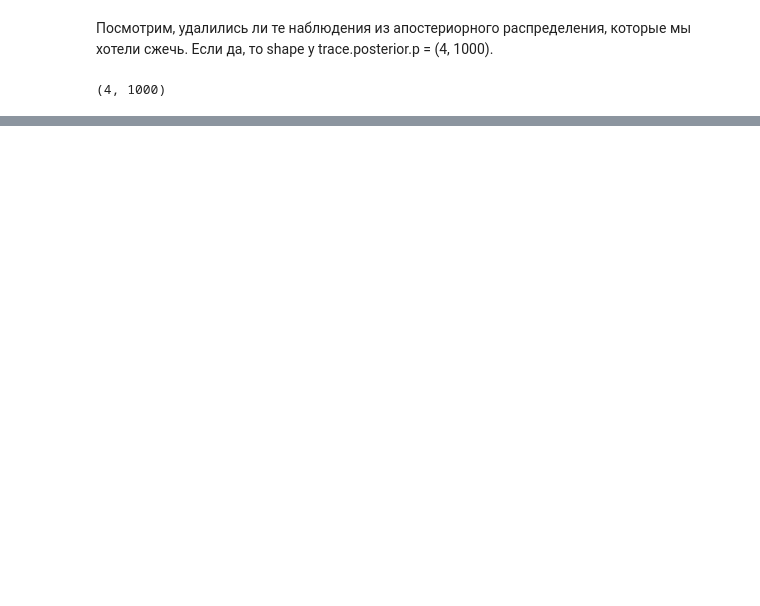
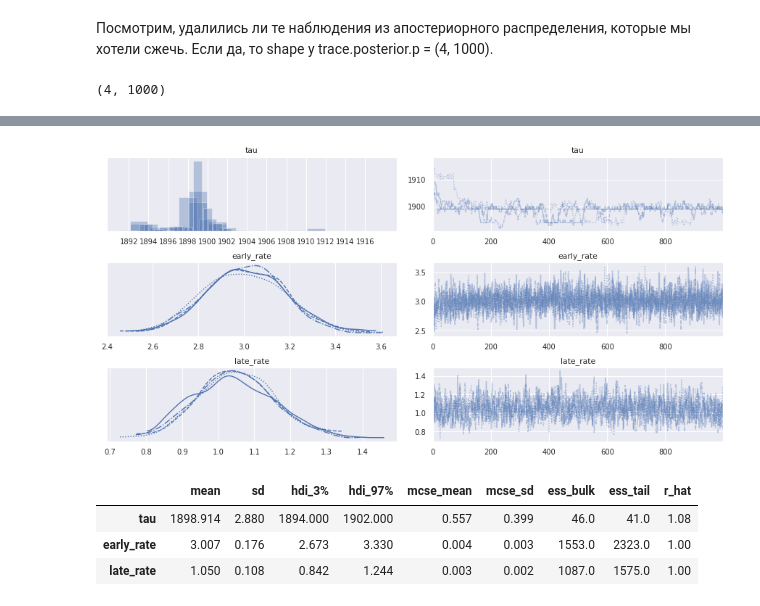
Before and after one commit to darkmetrics/bayes, a Jupyter notebook: Seminar 1.ipynb, the cells around one changed output, grey strips where cells are left out. Cells and saved outputs as stored; diff of their text form; code cells hidden in the pictures; blank space fills up the shorter version.

```diff
--- a/Seminar 1.ipynb
+++ b/Seminar 1.ipynb
@@ -201,0 +235,4 @@ np.array(trace.posterior.p).shape
+# %%
+y = casualties
+alpha = 1 / np.mean(y)
+alpha
@@ -201,0 +241,23 @@ np.array(trace.posterior.p).shape
+# %%
+with pm.Model() as DisasterModel:
+  # априорные распределения параметров
+  tau = pm.DiscreteUniform("tau", lower=years.min(), upper=years.max())
+
+  early_rate = pm.Exponential("early_rate", alpha)
+  late_rate = pm.Exponential("late_rate", alpha)
+
+  # разные значения alpha в зависимости от tau
+  rate = pm.math.switch(tau>=years, early_rate, late_rate)
+
+  # связь y c rate
+  y_obs = pm.Poisson('disasters', rate, observed=y)
+# %%
+n_draws = 1000
+n_burn = 100
+
+with DisasterModel:
+  sample = pm.sample(draws=n_draws,
+                     tune=n_burn,
+                     chains=4,
+                     cores=4,
+                     random_seed=np.random.seed(123))
@@ -201,0 +288,11 @@ np.array(trace.posterior.p).shape
+# %%
+az.plot_trace(sample);
+# %% [output]
+[figure, added]
+# %%
+az.summary(sample)
+# %% [output]
+|  | mean | sd | hdi_3% | hdi_97% | mcse_mean | mcse_sd | ess_bulk | ess_tail | r_hat |
+| tau | 1898.914 | 2.880 | 1894.000 | 1902.000 | 0.557 | 0.399 | 46.0 | 41.0 | 1.08 |
+| early_rate | 3.007 | 0.176 | 2.673 | 3.330 | 0.004 | 0.003 | 1553.0 | 2323.0 | 1.00 |
+| late_rate | 1.050 | 0.108 | 0.842 | 1.244 | 0.003 | 0.002 | 1087.0 | 1575.0 | 1.00 |
```
Also changed, not shown: parts of 21 cells of this notebook.
